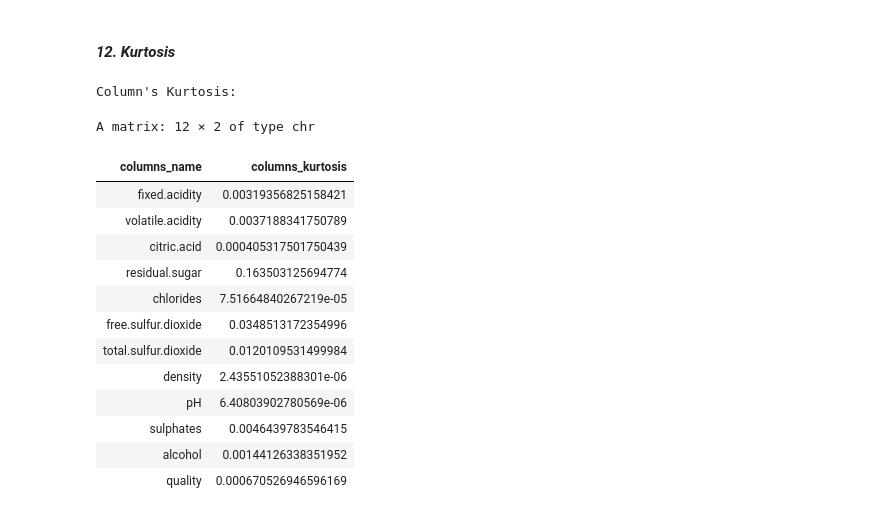
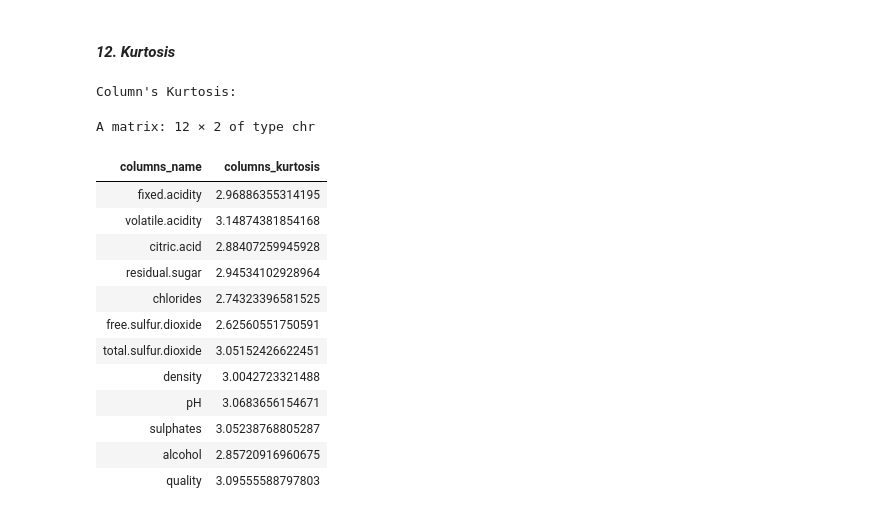
Before and after one commit to Gulilil/IF2220_Tubes_Probstat, a Jupyter notebook: src/1.ipynb, the cells around one changed output. Cells and saved outputs as stored; diff of their text form; code cells hidden in the pictures.

```diff
--- a/src/1.ipynb
+++ b/src/1.ipynb
@@ -376,35 +376,33 @@ A matrix: 12 × 2 of type chr
 # %%
 cat("Column's Kurtosis: \n")
 
 columns_kurtosis = c(1:ncol(df))
 
 for (i in columns_index){
     tempMean <- mean(df[,columns_name[i]])
+    tempSd <- sd(df[,columns_name[i]])
     numerator <- 0
-    denominator <- 0
     for (j in c(1:nrow(df))){
         numerator <- numerator + (df[j, columns_name[i]] - tempMean) ^ 4
     }
-    for (j in c(1:nrow(df))){
-        denominator <- denominator + (df[j, columns_name[i]] - (tempMean^2))^2
-    }
-    columns_kurtosis[i] <- numerator / denominator
+
+    columns_kurtosis[i] <- numerator / ( nrow(df) * tempSd ^ 4)
 }
 
 cbind(columns_name, columns_kurtosis)
 # %% [output]
 Column's Kurtosis:
 A matrix: 12 × 2 of type chr
 | columns_name | columns_kurtosis |
-| fixed.acidity | 0.00319356825158421 |
-| volatile.acidity | 0.0037188341750789 |
-| citric.acid | 0.000405317501750439 |
-| residual.sugar | 0.163503125694774 |
-| chlorides | 7.51664840267219e-05 |
-| free.sulfur.dioxide | 0.0348513172354996 |
-| total.sulfur.dioxide | 0.0120109531499984 |
-| density | 2.43551052388301e-06 |
-| pH | 6.40803902780569e-06 |
-| sulphates | 0.0046439783546415 |
-| alcohol | 0.00144126338351952 |
-| quality | 0.000670526946596169 |
+| fixed.acidity | 2.96886355314195 |
+| volatile.acidity | 3.14874381854168 |
+| citric.acid | 2.88407259945928 |
+| residual.sugar | 2.94534102928964 |
+| chlorides | 2.74323396581525 |
+| free.sulfur.dioxide | 2.62560551750591 |
+| total.sulfur.dioxide | 3.05152426622451 |
+| density | 3.0042723321488 |
+| pH | 3.0683656154671 |
+| sulphates | 3.05238768805287 |
+| alcohol | 2.85720916960675 |
+| quality | 3.09555588797803 |
```
Also changed, not shown: 2 other files.
